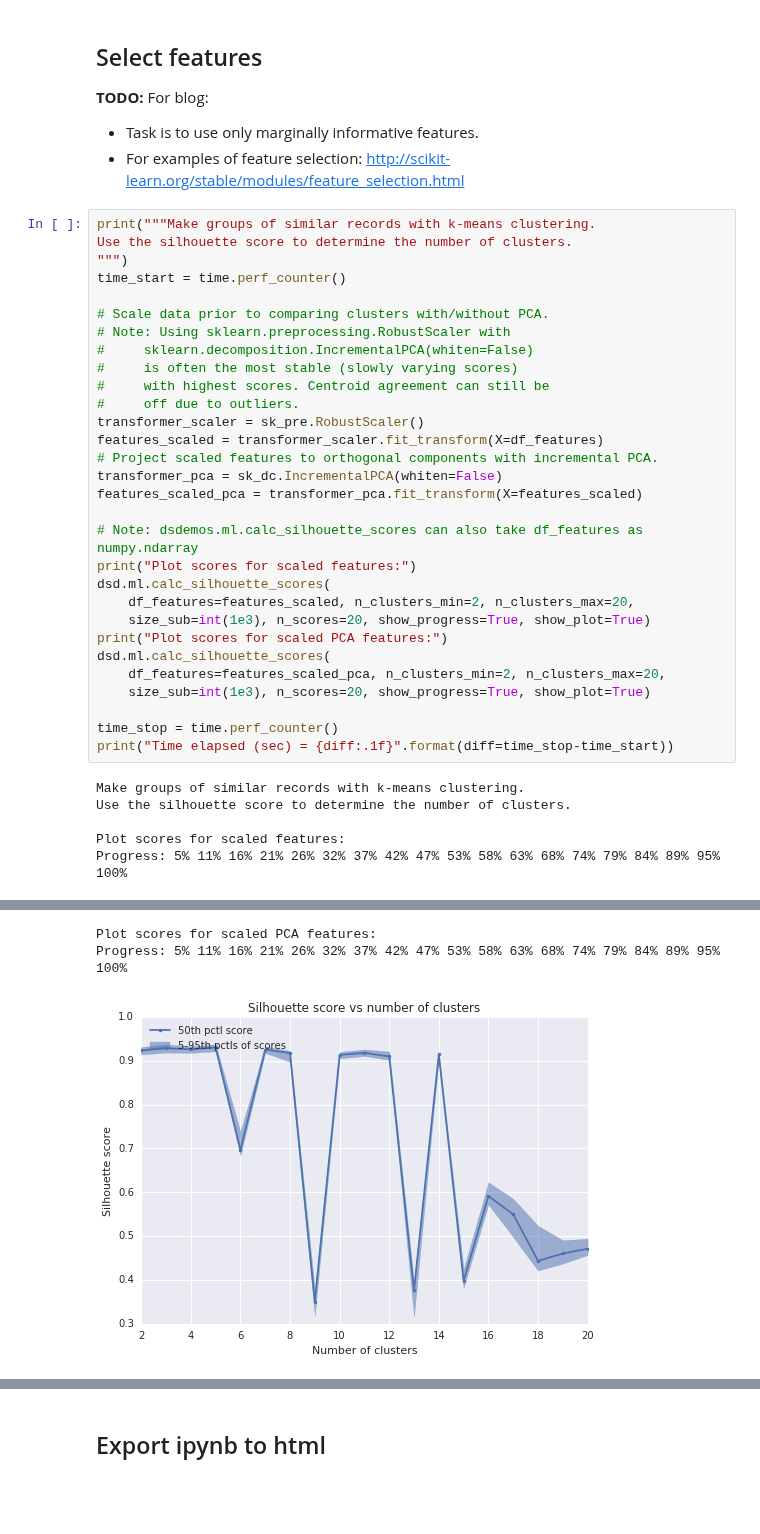
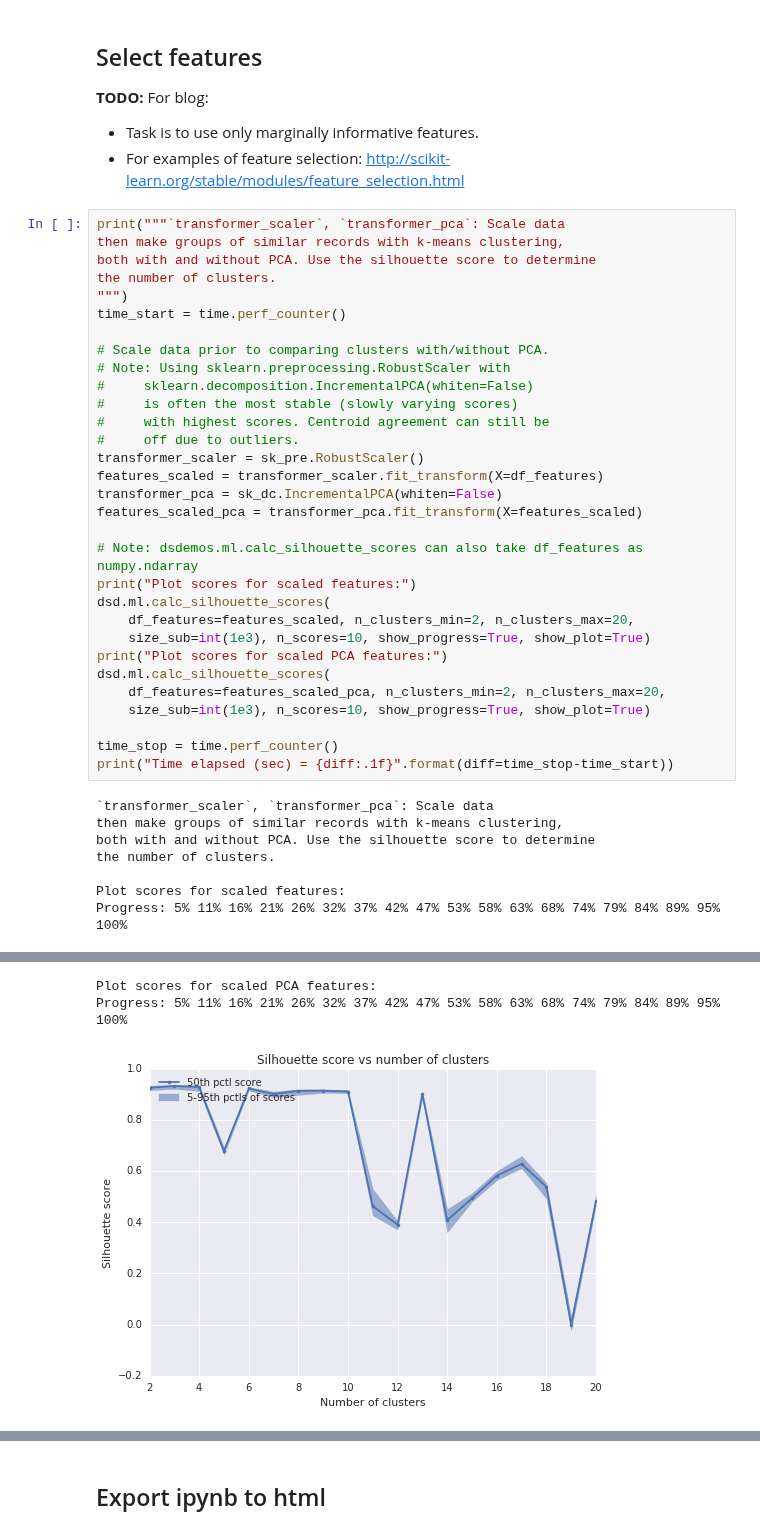
Before and after one commit to stharrold/stharrold.github.io, a Jupyter notebook: content/static/20160221-predict-household-income-from-census/20160221-predict-household-income-from-census.ipynb, the cells around one changed output, grey strips where cells are left out. Cells and saved outputs as stored; diff of their text form; blank space fills up the shorter version.

```diff
--- a/content/static/20160221-predict-household-income-from-census/20160221-predict-household-income-from-census.ipynb
+++ b/content/static/20160221-predict-household-income-from-census/20160221-predict-household-income-from-census.ipynb
@@ -600,8 +600,10 @@ Time elapsed (sec) = 0.7
 * Task is to use only marginally informative features.
 * For examples of feature selection: http://scikit-learn.org/stable/modules/feature_selection.html
 # %%
-print("""Make groups of similar records with k-means clustering.
-Use the silhouette score to determine the number of clusters.
+print("""`transformer_scaler`, `transformer_pca`: Scale data
+then make groups of similar records with k-means clustering,
+both with and without PCA. Use the silhouette score to determine
+the number of clusters.
 """)
 time_start = time.perf_counter()
 
@@ -613,7 +615,6 @@ time_start = time.perf_counter()
 #     off due to outliers.
 transformer_scaler = sk_pre.RobustScaler()
 features_scaled = transformer_scaler.fit_transform(X=df_features)
-# Project scaled features to orthogonal components with incremental PCA.
 transformer_pca = sk_dc.IncrementalPCA(whiten=False)
 features_scaled_pca = transformer_pca.fit_transform(X=features_scaled)
 
@@ -621,17 +622,19 @@ features_scaled_pca = transformer_pca.fit_transform(X=features_scaled)
 print("Plot scores for scaled features:")
 dsd.ml.calc_silhouette_scores(
     df_features=features_scaled, n_clusters_min=2, n_clusters_max=20,
-    size_sub=int(1e3), n_scores=20, show_progress=True, show_plot=True)
+    size_sub=int(1e3), n_scores=10, show_progress=True, show_plot=True)
 print("Plot scores for scaled PCA features:")
 dsd.ml.calc_silhouette_scores(
     df_features=features_scaled_pca, n_clusters_min=2, n_clusters_max=20,
-    size_sub=int(1e3), n_scores=20, show_progress=True, show_plot=True)
+    size_sub=int(1e3), n_scores=10, show_progress=True, show_plot=True)
 
 time_stop = time.perf_counter()
 print("Time elapsed (sec) = {diff:.1f}".format(diff=time_stop-time_start))
 # %% [output]
-Make groups of similar records with k-means clustering.
-Use the silhouette score to determine the number of clusters.
+`transformer_scaler`, `transformer_pca`: Scale data
+then make groups of similar records with k-means clustering,
+both with and without PCA. Use the silhouette score to determine
+the number of clusters.
 
 Plot scores for scaled features:
 Progress: 5% 11% 16% 21% 26% 32% 37% 42% 47% 53% 58% 63% 68% 74% 79% 84% 89% 95% 100%
@@ -639,3 +642,3 @@ Progress: 5% 11% 16% 21% 26% 32% 37% 42% 47% 53% 58% 63% 68% 74% 79% 84% 89% 95%
 Plot scores for scaled PCA features:
 Progress: 5% 11% 16% 21% 26% 32% 37% 42% 47% 53% 58% 63% 68% 74% 79% 84% 89% 95% 100%
-[figure, old version]
+[figure, new version]
```
Also changed, not shown: parts of 37 cells of this notebook.
